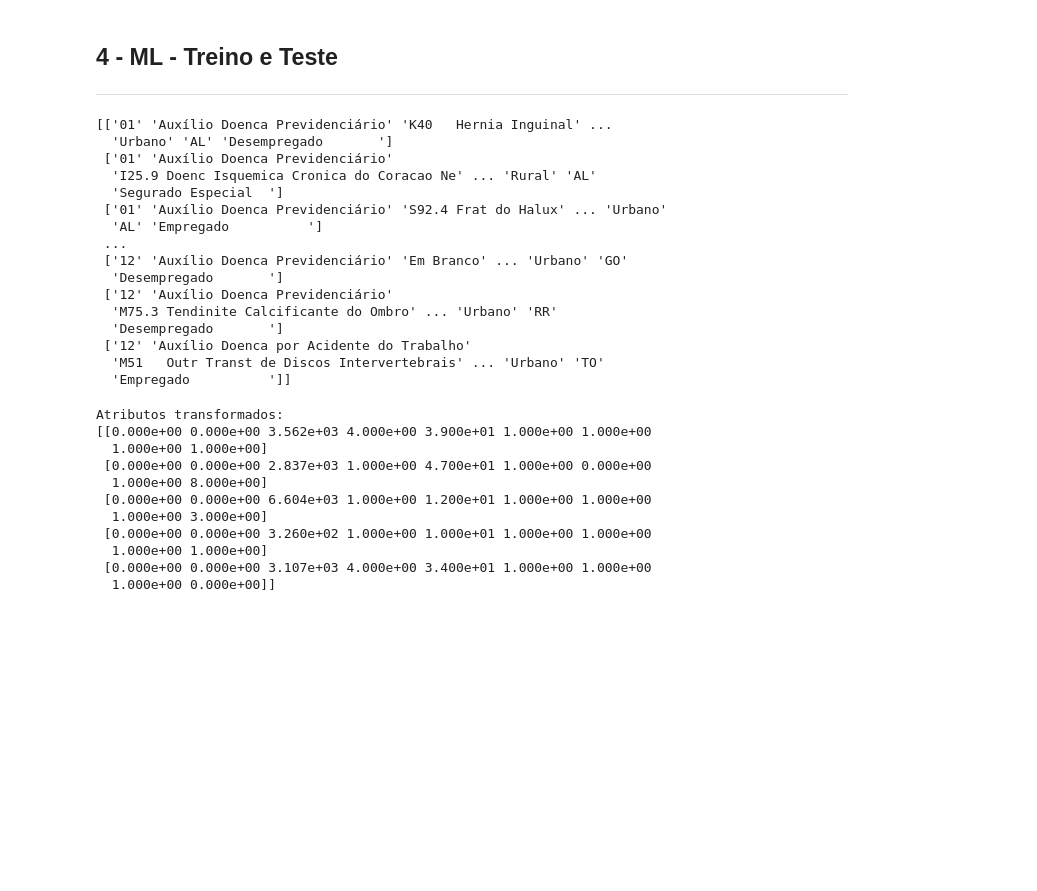
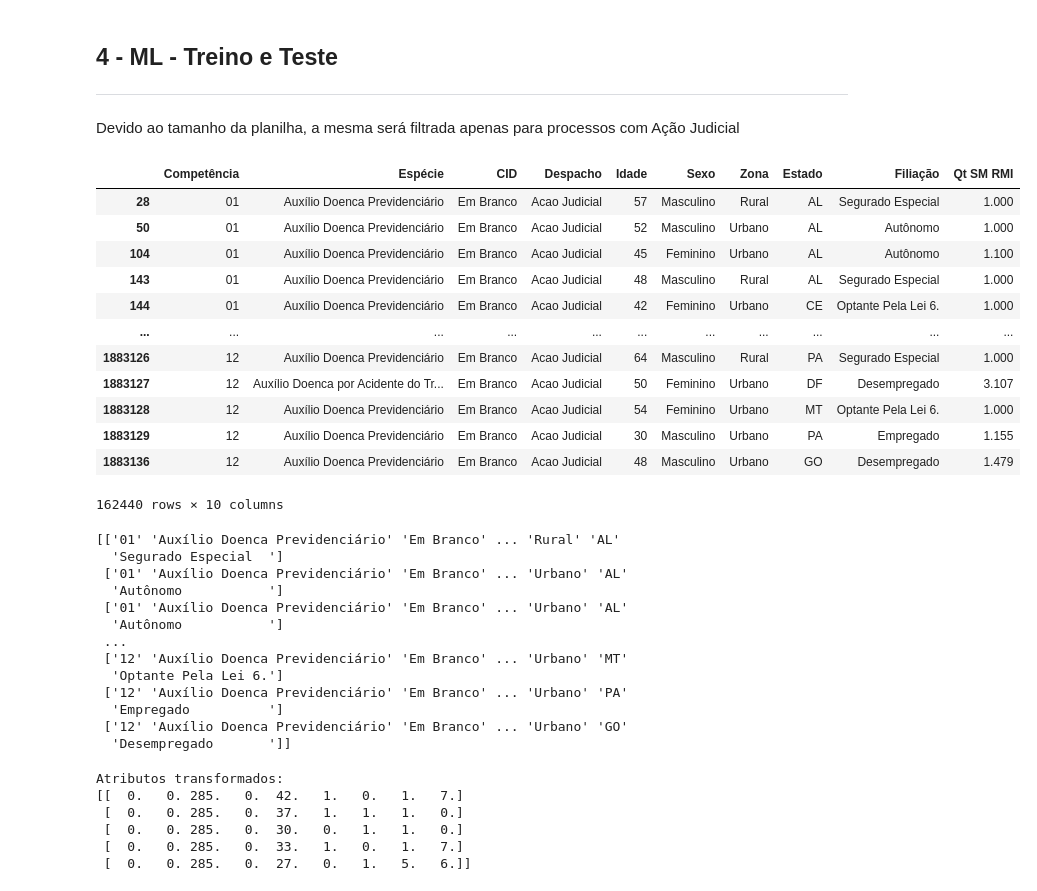
Before and after one commit to brunolunarj/cienciadedados, a Jupyter notebook: MPV012023.ipynb, the cells around one changed output. Saved outputs shown, nothing was run; the diff lists cells and outputs as text; code cells hidden in the pictures; blank space fills up the shorter version.

```diff
--- a/MPV012023.ipynb
+++ b/MPV012023.ipynb
@@ -546,6 +547,26 @@ df_ben.to_csv('df_beneficio.csv', sep=';')
 ## 4 - ML - Treino e Teste
 
 ---
+# %% [markdown]
+Devido ao tamanho da planilha, a mesma será filtrada apenas para processos com Ação Judicial
+# %%
+#Redução do DF para processos com Ação Judicial
+df_ben = df_ben[df_ben['Despacho'] == 'Acao Judicial']
+df_ben
+# %% [output]
+|  | Competência | Espécie | CID | Despacho | Idade | Sexo | Zona | Estado | Filiação | Qt SM RMI |
+| 28 | 01 | Auxílio Doenca Previdenciário | Em Branco | Acao Judicial | 57 | Masculino | Rural | AL | Segurado Especial | 1.000 |
+| 50 | 01 | Auxílio Doenca Previdenciário | Em Branco | Acao Judicial | 52 | Masculino | Urbano | AL | Autônomo | 1.000 |
+| 104 | 01 | Auxílio Doenca Previdenciário | Em Branco | Acao Judicial | 45 | Feminino | Urbano | AL | Autônomo | 1.100 |
+| 143 | 01 | Auxílio Doenca Previdenciário | Em Branco | Acao Judicial | 48 | Masculino | Rural | AL | Segurado Especial | 1.000 |
+| 144 | 01 | Auxílio Doenca Previdenciário | Em Branco | Acao Judicial | 42 | Feminino | Urbano | CE | Optante Pela Lei 6. | 1.000 |
+| ... | ... | ... | ... | ... | ... | ... | ... | ... | ... | ... |
+| 1883126 | 12 | Auxílio Doenca Previdenciário | Em Branco | Acao Judicial | 64 | Masculino | Rural | PA | Segurado Especial | 1.000 |
+| 1883127 | 12 | Auxílio Doenca por Acidente do Tr... | Em Branco | Acao Judicial | 50 | Feminino | Urbano | DF | Desempregado | 3.107 |
+| 1883128 | 12 | Auxílio Doenca Previdenciário | Em Branco | Acao Judicial | 54 | Feminino | Urbano | MT | Optante Pela Lei 6. | 1.000 |
+| 1883129 | 12 | Auxílio Doenca Previdenciário | Em Branco | Acao Judicial | 30 | Masculino | Urbano | PA | Empregado | 1.155 |
+| 1883136 | 12 | Auxílio Doenca Previdenciário | Em Branco | Acao Judicial | 48 | Masculino | Urbano | GO | Desempregado | 1.479 |
+162440 rows × 10 columns
 # %%
 # Separando os valores do dataset em componentes de input (X) e output (Y)
 X = df_ben.values[:,0:9]
@@ -553,22 +574,19 @@ Y = df_ben.values[:,9]
 # %%
 print(X)
 # %% [output]
-[['01' 'Auxílio Doenca Previdenciário' 'K40   Hernia Inguinal' ...
-  'Urbano' 'AL' 'Desempregado       ']
- ['01' 'Auxílio Doenca Previdenciário'
-  'I25.9 Doenc Isquemica Cronica do Coracao Ne' ... 'Rural' 'AL'
+[['01' 'Auxílio Doenca Previdenciário' 'Em Branco' ... 'Rural' 'AL'
   'Segurado Especial  ']
- ['01' 'Auxílio Doenca Previdenciário' 'S92.4 Frat do Halux' ... 'Urbano'
-  'AL' 'Empregado          ']
+ ['01' 'Auxílio Doenca Previdenciário' 'Em Branco' ... 'Urbano' 'AL'
+  'Autônomo           ']
+ ['01' 'Auxílio Doenca Previdenciário' 'Em Branco' ... 'Urbano' 'AL'
+  'Autônomo           ']
  ...
+ ['12' 'Auxílio Doenca Previdenciário' 'Em Branco' ... 'Urbano' 'MT'
+  'Optante Pela Lei 6.']
+ ['12' 'Auxílio Doenca Previdenciário' 'Em Branco' ... 'Urbano' 'PA'
+  'Empregado          ']
  ['12' 'Auxílio Doenca Previdenciário' 'Em Branco' ... 'Urbano' 'GO'
-  'Desempregado       ']
- ['12' 'Auxílio Doenca Previdenciário'
-  'M75.3 Tendinite Calcificante do Ombro' ... 'Urbano' 'RR'
-  'Desempregado       ']
- ['12' 'Auxílio Doenca por Acidente do Trabalho'
-  'M51   Outr Transt de Discos Intervertebrais' ... 'Urbano' 'TO'
-  'Empregado          ']]
+  'Desempregado       ']]
 # %%
 # ordinal encoding para os atributos X
 encoded_X = OrdinalEncoder().fit_transform(X)
@@ -578,13 +596,8 @@ print("Atributos transformados:")
 print(encoded_X[:5, :]) # 5 primeiras linhas, todas as colunas
 # %% [output]
 Atributos transformados:
-[[0.000e+00 0.000e+00 3.562e+03 4.000e+00 3.900e+01 1.000e+00 1.000e+00
-  1.000e+00 1.000e+00]
- [0.000e+00 0.000e+00 2.837e+03 1.000e+00 4.700e+01 1.000e+00 0.000e+00
-  1.000e+00 8.000e+00]
- [0.000e+00 0.000e+00 6.604e+03 1.000e+00 1.200e+01 1.000e+00 1.000e+00
-  1.000e+00 3.000e+00]
- [0.000e+00 0.000e+00 3.260e+02 1.000e+00 1.000e+01 1.000e+00 1.000e+00
-  1.000e+00 1.000e+00]
- [0.000e+00 0.000e+00 3.107e+03 4.000e+00 3.400e+01 1.000e+00 1.000e+00
-  1.000e+00 0.000e+00]]
+[[  0.   0. 285.   0.  42.   1.   0.   1.   7.]
+ [  0.   0. 285.   0.  37.   1.   1.   1.   0.]
+ [  0.   0. 285.   0.  30.   0.   1.   1.   0.]
+ [  0.   0. 285.   0.  33.   1.   0.   1.   7.]
+ [  0.   0. 285.   0.  27.   0.   1.   5.   6.]]
```
Also changed, not shown: parts of 6 cells of this notebook.
